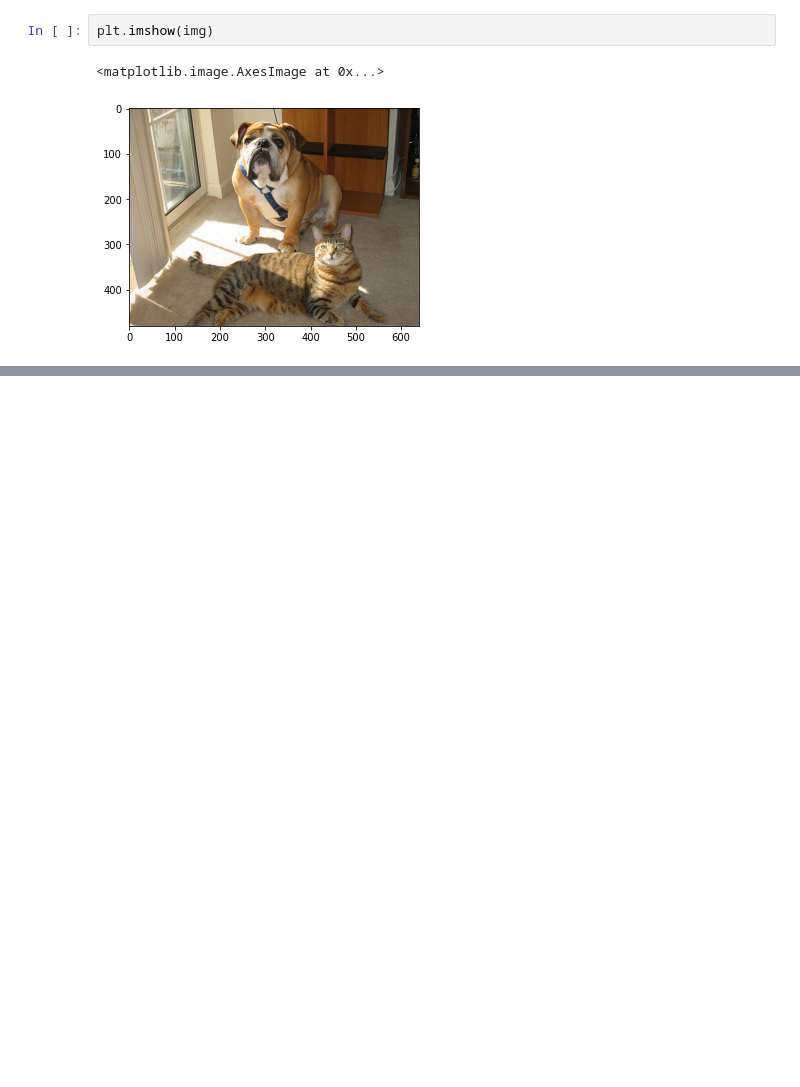
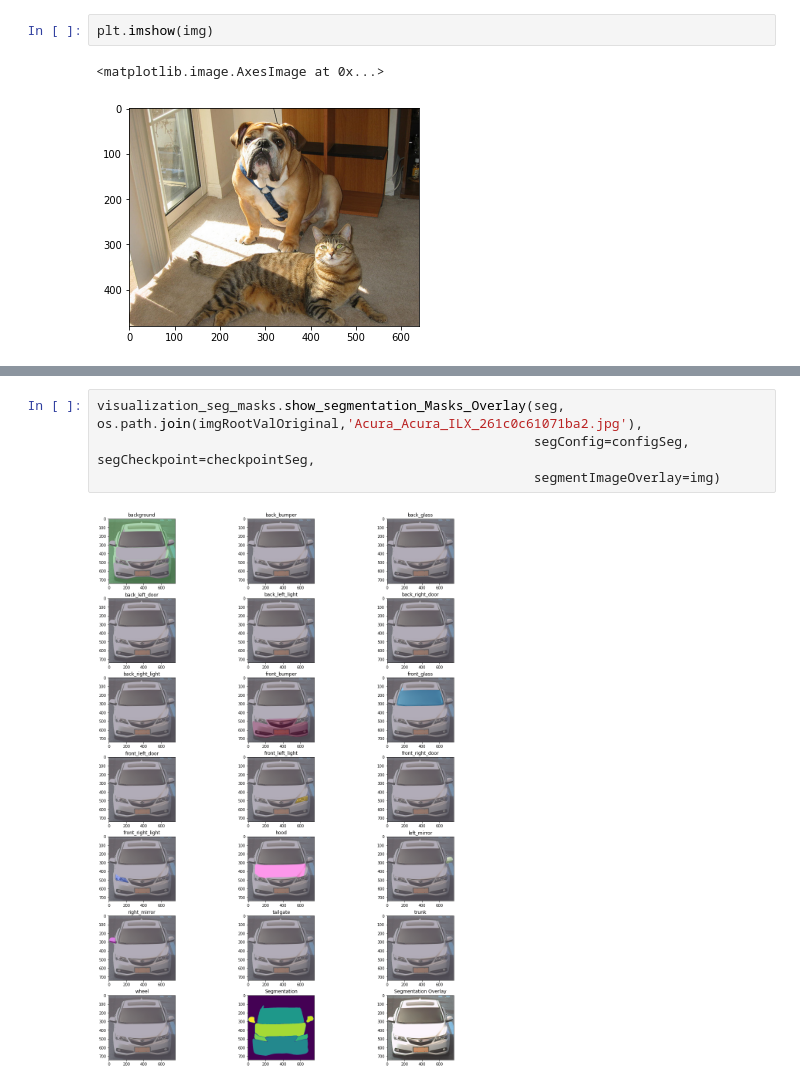
Before and after one commit to L1nusB/XAI-Vehicle-Classification, a Jupyter notebook: notebooks/Untitled.ipynb, the cells around one changed output, grey strips where cells are left out. Saved outputs shown, nothing was run; the diff lists cells and outputs as text; blank space fills up the shorter version.

```diff
--- a/notebooks/Untitled.ipynb
+++ b/notebooks/Untitled.ipynb
@@ -296,0 +348,6 @@ Saving images to: ./results\exampleBullMastiff.svg
+# %%
+visualization_seg_masks.show_segmentation_Masks_Overlay(seg, os.path.join(imgRootValOriginal,'Acura_Acura_ILX_261c0c61071ba2.jpg'),
+                                                        segConfig=configSeg, segCheckpoint=checkpointSeg,
+                                                        segmentImageOverlay=img)
+# %% [output]
+[figure, added]
```
Also changed, not shown: parts of 10 cells of this notebook, 8 other files.
